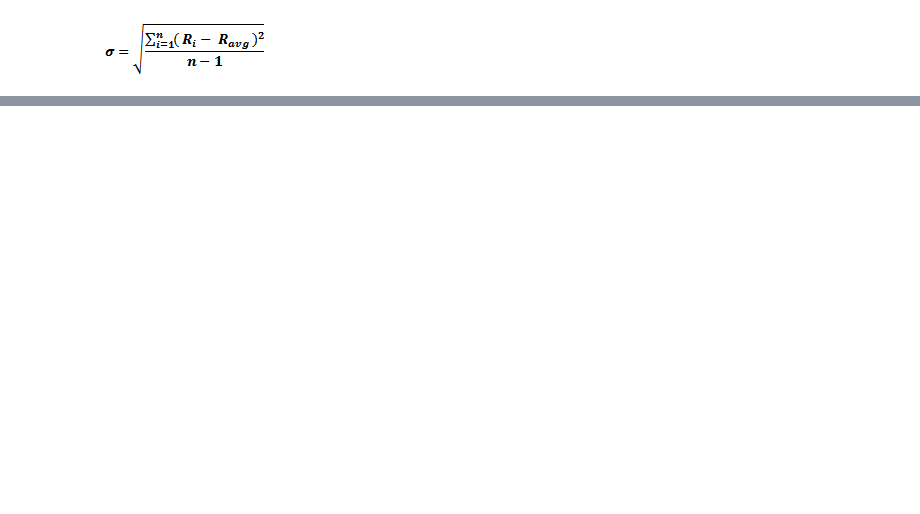
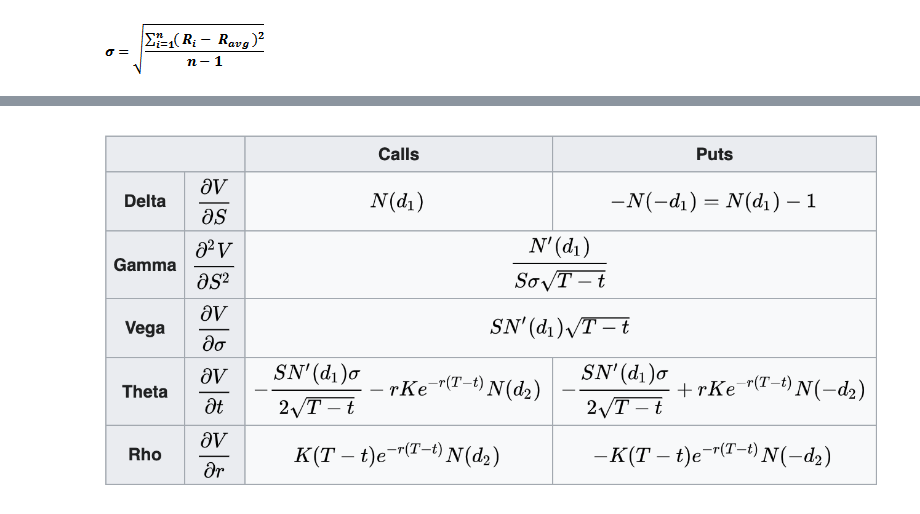
Before and after one commit to joshgainer/blackscholes, a Jupyter notebook: black_scholes.ipynb, the cells around one changed output, grey strips where cells are left out. Saved outputs shown, nothing was run; the diff lists cells and outputs as text; code cells hidden in the pictures; blank space fills up the shorter version.

```diff
--- a/black_scholes.ipynb
+++ b/black_scholes.ipynb
@@ -172,0 +176,9 @@ TSLA put theoretical price: 143.699
+# %%
+## Next we will write some code that calculates the greeks of our contracts. Below are the partial derivatives
+## and the closed solutions for the greeks:
+
+# source for the chart is wikipedia.
+
+Image(filename='greeks.png')
+# %% [output]
+[figure, added]
```
Also changed, not shown: parts of 9 cells of this notebook.
